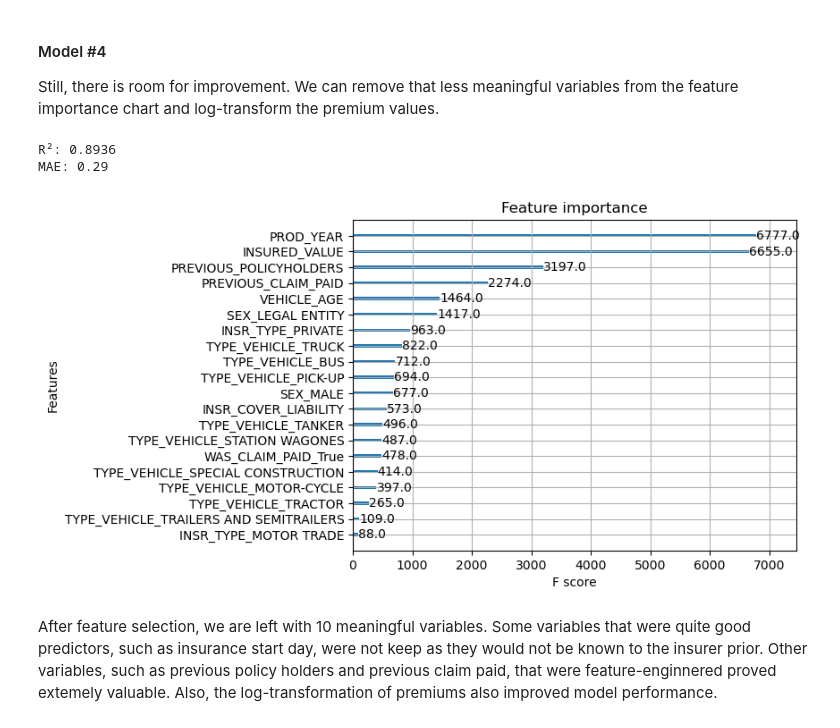
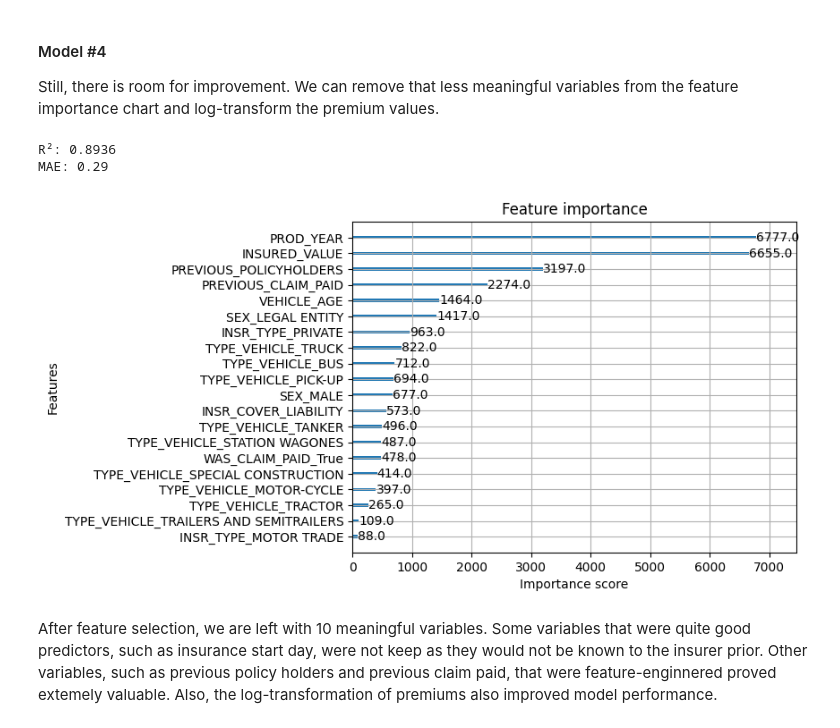
Before and after one commit to Mykolazaz/ethiopian-insurance-premiums, a Jupyter notebook: Basics.ipynb, the cells around one changed output. Drawn from its saved outputs; the diff is of its cells as text; code cells hidden in the pictures.

```diff
--- a/Basics.ipynb
+++ b/Basics.ipynb
@@ -1218,36 +1219,36 @@ X = pd.get_dummies(
 
 Y = insurance_data["LOG_PREMIUM"]
 
 X_train, X_test, Y_train, Y_test = train_test_split(
     X, Y, test_size=0.2, random_state=87
 )
 
-model3 = XGBRegressor(
+model3 = xgb.XGBRegressor(
     n_estimators=500,
     learning_rate=0.05,
     max_depth=6,
     subsample=0.8,
     colsample_bytree=0.8,
     random_state=87,
     n_jobs=-1
 )
 
 model3.fit(X_train, Y_train)
 
 Y_pred = model3.predict(X_test)
 
 r_sq = r2_score(Y_test, Y_pred)
 mae = mean_absolute_error(Y_test, Y_pred)
 
 print(f"R²: {r_sq:.4f}")
 print(f"MAE: {mae:.2f}")
 
-plot_importance(model3, max_num_features=20, importance_type='weight')
+xgb.plot_importance(model3, max_num_features=20, importance_type='weight')
 plt.show()
 # %% [output]
 R²: 0.8936
 MAE: 0.29
-[figure, old version]
+[figure, new version]
 # %% [markdown]
 After feature selection, we are left with 10 meaningful variables. Some variables that were quite good predictors, such as insurance start day, were not keep as they would not be known to the insurer prior. Other variables, such as previous policy holders and previous claim paid, that were feature-enginnered proved extemely valuable. Also, the log-transformation of premiums also improved model performance.
 # %%
```
Also changed, not shown: parts of 26 cells of this notebook.
